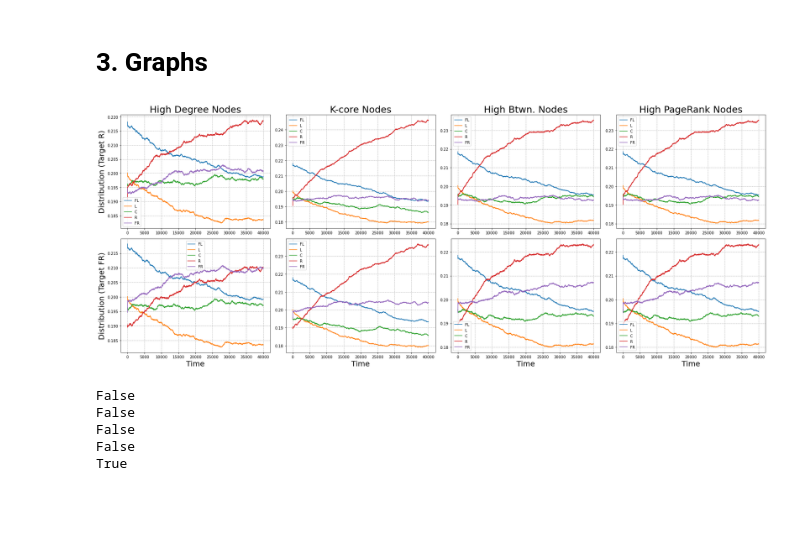
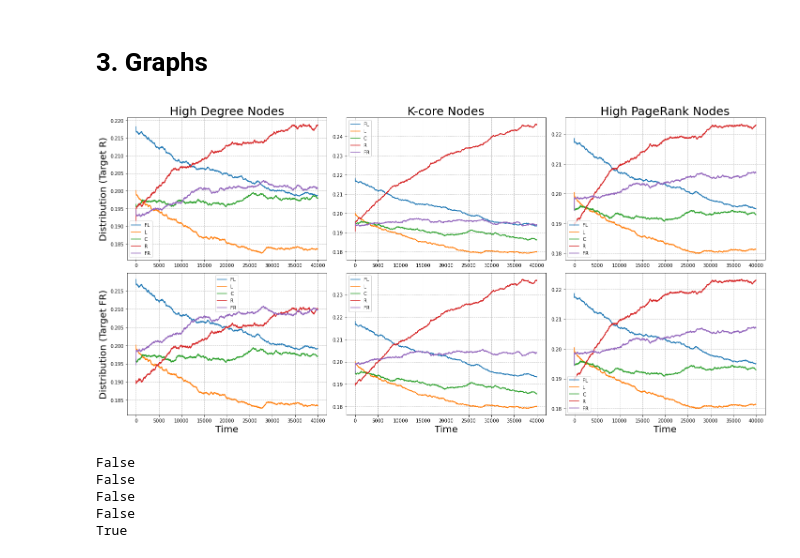
Before and after one commit to nromerodiaz/PhD, a Jupyter notebook: Assignment_2/Assignment_2.ipynb, the cells around one changed output. Saved outputs shown, nothing was run; the diff lists cells and outputs as text; code cells hidden in the pictures; blank space fills up the shorter version.

Commit message:
final plots

```diff
--- a/Assignment_2/Assignment_2.ipynb
+++ b/Assignment_2/Assignment_2.ipynb
@@ -1361,31 +1377,46 @@ bt_nodes[:5]
 # %% [markdown]
 # 3. Graphs
 # %%
-fig, ((ax0, ax1, ax2, ax3), (ax4, ax5, ax6, ax7)) = plt.subplots(nrows=2, ncols=4, figsize=(25, 10))
-ax_list1 = [ax0, ax1, ax2, ax3]
-ax_list2 = [ax4, ax5, ax6, ax7]
-titles = ['High Degree Nodes', 'K-core Nodes', 'High Btwn. Nodes', 'High PageRank Nodes']
+#fig, ((ax0, ax1, ax2, ax3), (ax4, ax5, ax6, ax7)) = plt.subplots(nrows=2, ncols=4, figsize=(25, 10))
+#ax_list1 = [ax0, ax1, ax2, ax3]
+#ax_list2 = [ax4, ax5, ax6, ax7]
+#titles = ['High Degree Nodes', 'K-core Nodes', 'High Btwn. Nodes', '']
 
-a_3_dfs = [test1, kshell_3_a, btwns_3_a, prank_3_a]
-#b_3_dfs = [otra_cosa, kshell_3_b, btwns_3_b, prank_3_b]
-a_4_dfs = [degree_4_a, kshell_4_a, btwns_4_a, prank_4_a]
-#b_4_dfs = [degree_4_b, kshell_4_b, btwns_4_b, prank_4_b]
+
+#a_3_dfs = [test1, kshell_3_a, btwns_3_a, prank_3_a]
+'''#b_3_dfs = [otra_cosa, kshell_3_b, btwns_3_b, prank_3_b]'''
+#a_4_dfs = [degree_4_a, kshell_4_a, btwns_4_a, prank_4_a]
+'''#b_4_dfs = [degree_4_b, kshell_4_b, btwns_4_b, prank_4_b]'''
+
+
+
+
+fig, ((ax0, ax1, ax2), (ax3, ax4, ax5)) = plt.subplots(nrows=2, ncols=3, figsize=(20, 10))
+ax_list1 = [ax0, ax1, ax2]
+ax_list2 = [ax3, ax4, ax5]
+titles = ['High Degree Nodes', 'K-core Nodes', 'High PageRank Nodes']
+
+a_3_dfs = [test1, kshell_3_a, prank_4_a]
+a_4_dfs = [degree_4_a, kshell_4_a, prank_4_a]
 
 for df, ax, t in zip(a_3_dfs, ax_list1, titles):
     df.plot(ax=ax)
     ax.set_title(t, fontsize=25)
     ax.grid(linestyle='--')
 
 for df, ax in zip(a_4_dfs, ax_list2):
     df.plot(ax=ax)
     ax.grid(linestyle='--')
     ax.set_xlabel('Time', fontsize=20)
 
 ax0.set_ylabel('Distribution (Target R)', fontsize=20)
-ax4.set_ylabel('Distribution (Target FR)', fontsize=20)
+#ax4.set_ylabel('Distribution (Target FR)', fontsize=20)
+ax3.set_ylabel('Distribution (Target FR)', fontsize=20)
 fig.tight_layout()
+
+plt.savefig('simulation_results_low_threshold.svg')
 # %% [output]
-[figure, old version]
+[figure, new version]
 # %%
 print(list(test1['L']) == list(kshell_3_a['L']))
 print(list(test1['L']) == list(prank_3_a['L']))
```
Also changed, not shown: parts of 26 cells of this notebook.
